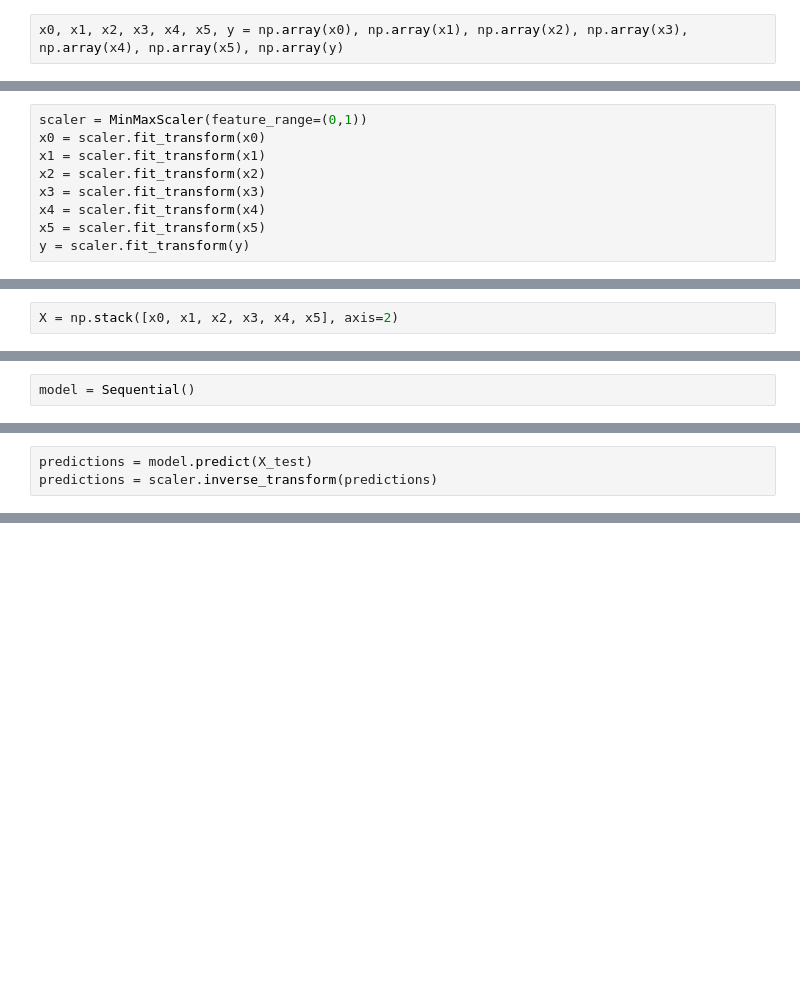
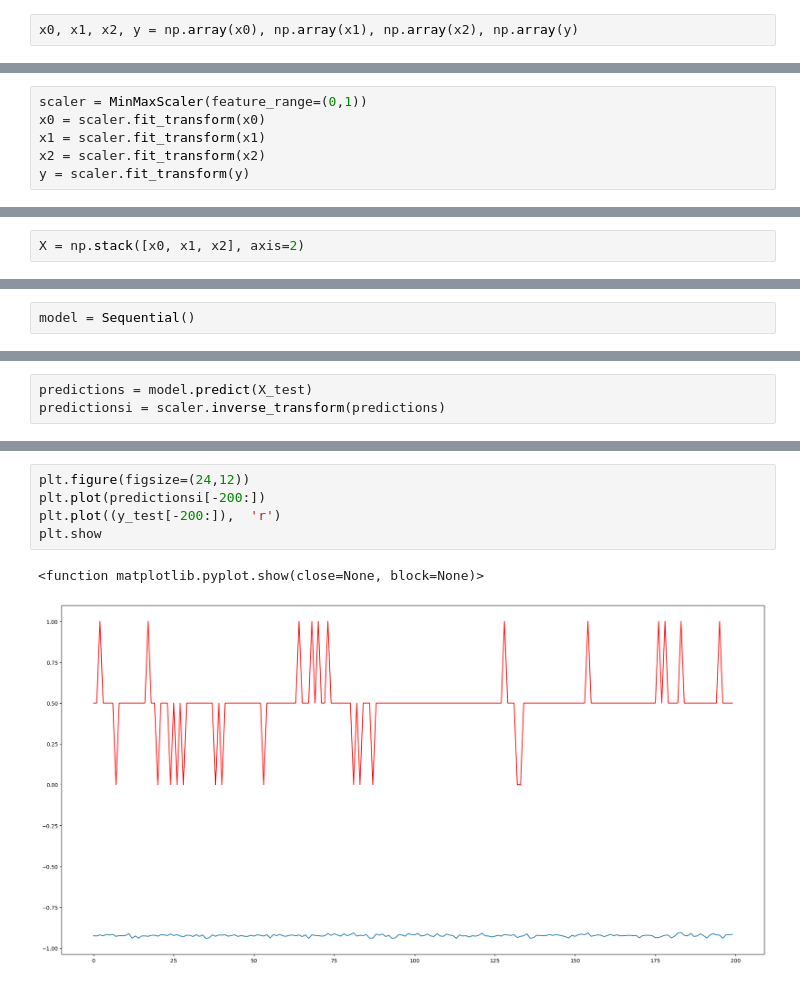
Before and after one commit to Rohan-SSS/ez_moeny, a Jupyter notebook: VWAP/vwap-30m.ipynb, the cells around one changed output, grey strips where cells are left out. Drawn from its saved outputs; the diff is of its cells as text; blank space fills up the shorter version.

```diff
--- a/VWAP/vwap-30m.ipynb
+++ b/VWAP/vwap-30m.ipynb
@@ -258,6 +254,6 @@ x0
  ...]
 # %%
-x0, x1, x2, x3, x4, x5, y = np.array(x0), np.array(x1), np.array(x2), np.array(x3), np.array(x4), np.array(x5), np.array(y)
+x0, x1, x2, y = np.array(x0), np.array(x1), np.array(x2), np.array(y)
 # %%
 y.shape
 # %% [output]
@@ -273,9 +269,6 @@ scaler = MinMaxScaler(feature_range=(0,1))
 x0 = scaler.fit_transform(x0)
 x1 = scaler.fit_transform(x1)
 x2 = scaler.fit_transform(x2)
-x3 = scaler.fit_transform(x3)
-x4 = scaler.fit_transform(x4)
-x5 = scaler.fit_transform(x5)
 y = scaler.fit_transform(y)
 # %%
 y
@@ -288,7 +281,7 @@ array([[0.5],
        [0.5],
        [0.5]])
 # %%
-X = np.stack([x0, x1, x2, x3, x4, x5], axis=2)
+X = np.stack([x0, x1, x2], axis=2)
 # %%
 X.shape
 # %% [output]
@@ -345,3 +368,3 @@ print('Test accuracy:', score[1])
 # %%
 predictions = model.predict(X_test)
-predictions = scaler.inverse_transform(predictions)
+predictionsi = scaler.inverse_transform(predictions)
@@ -352,0 +381,8 @@ plt.show
+# %%
+plt.figure(figsize=(24,12))
+plt.plot(predictionsi[-200:])
+plt.plot((y_test[-200:]),  'r')
+plt.show
+# %% [output]
+<function matplotlib.pyplot.show(close=None, block=None)>
+[figure, added]
```
Also changed, not shown: parts of 17 cells of this notebook, 7 other files.
